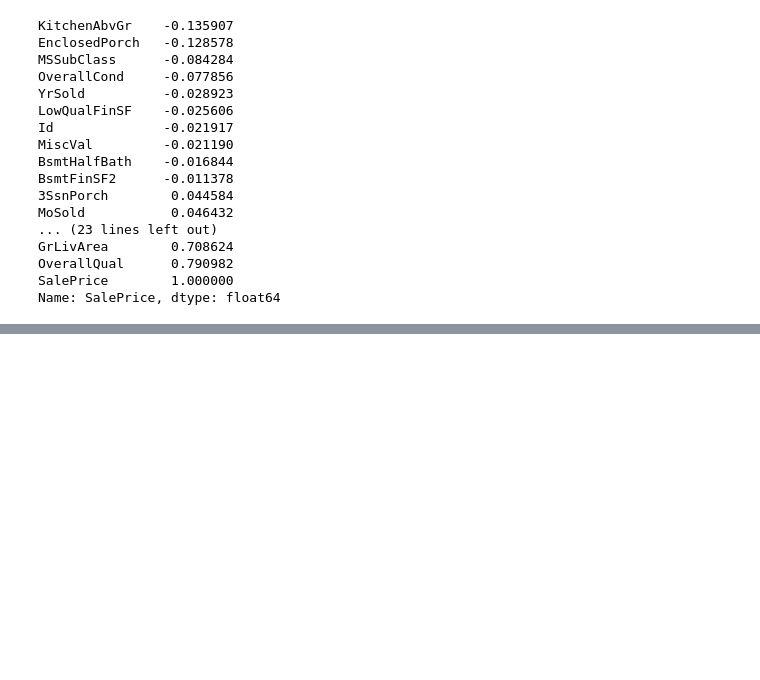
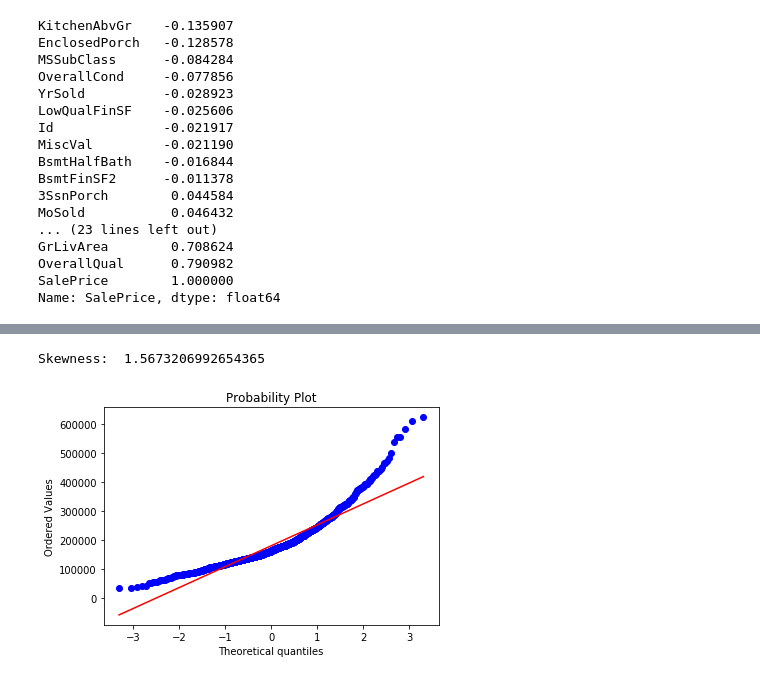
Before and after one commit to miguelmorales95/House_Prices_Regression, a Jupyter notebook: Regression.ipynb, the cells around one changed output, grey strips where cells are left out. Saved outputs shown, nothing was run; the diff lists cells and outputs as text; code cells hidden in the pictures; blank space fills up the shorter version.

```diff
--- a/Regression.ipynb
+++ b/Regression.ipynb
@@ -109,0 +166,11 @@ plt.show();
+# %%
+houses_dirty_train = houses_dirty_train.drop(houses_dirty_train[houses_dirty_train['Id'] == 692 ].index)
+houses_dirty_train = houses_dirty_train.drop(houses_dirty_train[houses_dirty_train['Id'] == 1183].index)
+# %%
+# Let's take another look at our data
+fig = plt.figure()
+res = stats.probplot(houses_dirty_train['SalePrice'], plot=plt)
+print('Skewness: ', houses_dirty_train['SalePrice'].skew())
+# %% [output]
+Skewness:  1.5673206992654365
+[figure, added]
```
Also changed, not shown: parts of 20 cells of this notebook.
